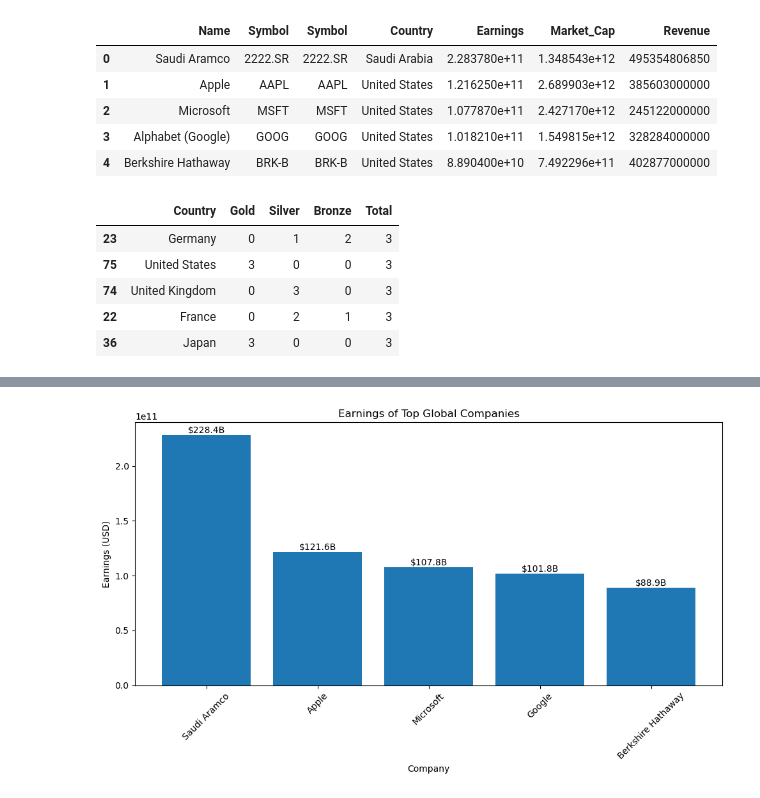
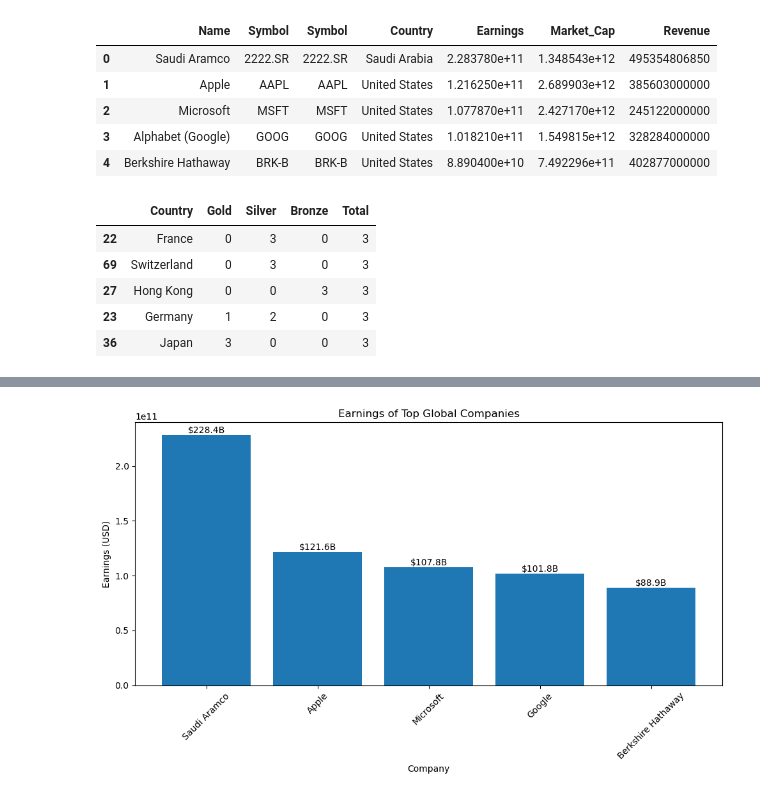
Before and after one commit to A-bearr/Project_3, a Jupyter notebook: Project_3.ipynb, the cells around one changed output, grey strips where cells are left out. Cells and saved outputs as stored; diff of their text form; code cells hidden in the pictures.

Commit message:
changed the functionality of medal assignment.

```diff
--- a/Project_3.ipynb
+++ b/Project_3.ipynb
@@ -120,63 +120,56 @@ merged_df["Country"] = merged_df["Country"].replace({
 # Group by Country and sum financial metrics
 country_df = merged_df.groupby('Country')[['Revenue', 'Earnings', 'Market_Cap']].sum().reset_index()
 
-# Group by Country and sum financial metrics
-country_df = merged_df.groupby('Country')[['Revenue', 'Earnings', 'Market_Cap']].sum().reset_index()
-
 # Rank by each metric
 country_df['Revenue_Rank'] = country_df['Revenue'].rank(ascending=False).astype(int)
 country_df['Earnings_Rank'] = country_df['Earnings'].rank(ascending=False).astype(int)
 country_df['MarketCap_Rank'] = country_df['Market_Cap'].rank(ascending=False).astype(int)
 
-# Function to assign medals
+# 🎖️ Updated medal assignment logic
 def assign_medals(rank):
-    if rank <= 3:
+    if rank <= 5:
         return 'Gold'
-    elif rank <= 6:
+    elif rank <= 10:
         return 'Silver'
-    elif rank <= 10:
+    elif rank <= 20:
         return 'Bronze'
     else:
         return None
 
-# Create medal tallies
+# Assign medals per metric
 for metric in ['Revenue', 'Earnings', 'MarketCap']:
     country_df[f'{metric}_Medal'] = country_df[f'{metric}_Rank'].apply(assign_medals)
 
-# Count medals
-def medal_count(df, metric):
-    return df[f'{metric}_Medal'].value_counts().to_dict()
-
-# Initialize medal tally
+# Initialize medal tally per country
 medal_tally = []
 
-for i, row in country_df.iterrows():
+for _, row in country_df.iterrows():
     country = row['Country']
     medals = {'Country': country, 'Gold': 0, 'Silver': 0, 'Bronze': 0}
 
     for metric in ['Revenue', 'Earnings', 'MarketCap']:
         medal = row[f'{metric}_Medal']
         if medal:
             medals[medal] += 1
 
     medal_tally.append(medals)
 
-# Create final medal tally DataFrame
+# Create and sort final medal tally DataFrame
 medal_df = pd.DataFrame(medal_tally)
 medal_df['Total'] = medal_df[['Gold', 'Silver', 'Bronze']].sum(axis=1)
 medal_df = medal_df.sort_values(by='Total', ascending=False)
 
-# Save to CSV
+# Save updated medal data to CSV
 medal_df.to_csv("country_metrics_medals.csv", index=False)
 
 # Preview
 medal_df.head()
 # %% [output]
 |  | Country | Gold | Silver | Bronze | Total |
-| 23 | Germany | 0 | 1 | 2 | 3 |
-| 75 | United States | 3 | 0 | 0 | 3 |
-| 74 | United Kingdom | 0 | 3 | 0 | 3 |
-| 22 | France | 0 | 2 | 1 | 3 |
+| 22 | France | 0 | 3 | 0 | 3 |
+| 69 | Switzerland | 0 | 3 | 0 | 3 |
+| 27 | Hong Kong | 0 | 0 | 3 | 3 |
+| 23 | Germany | 1 | 2 | 0 | 3 |
 | 36 | Japan | 3 | 0 | 0 | 3 |
 # %%
 merged_df['Earnings_Rank'] = merged_df['Earnings'].rank(ascending=False).astype(int)
```
Also changed, not shown: parts of 1 cell of this notebook, 1 other file.
